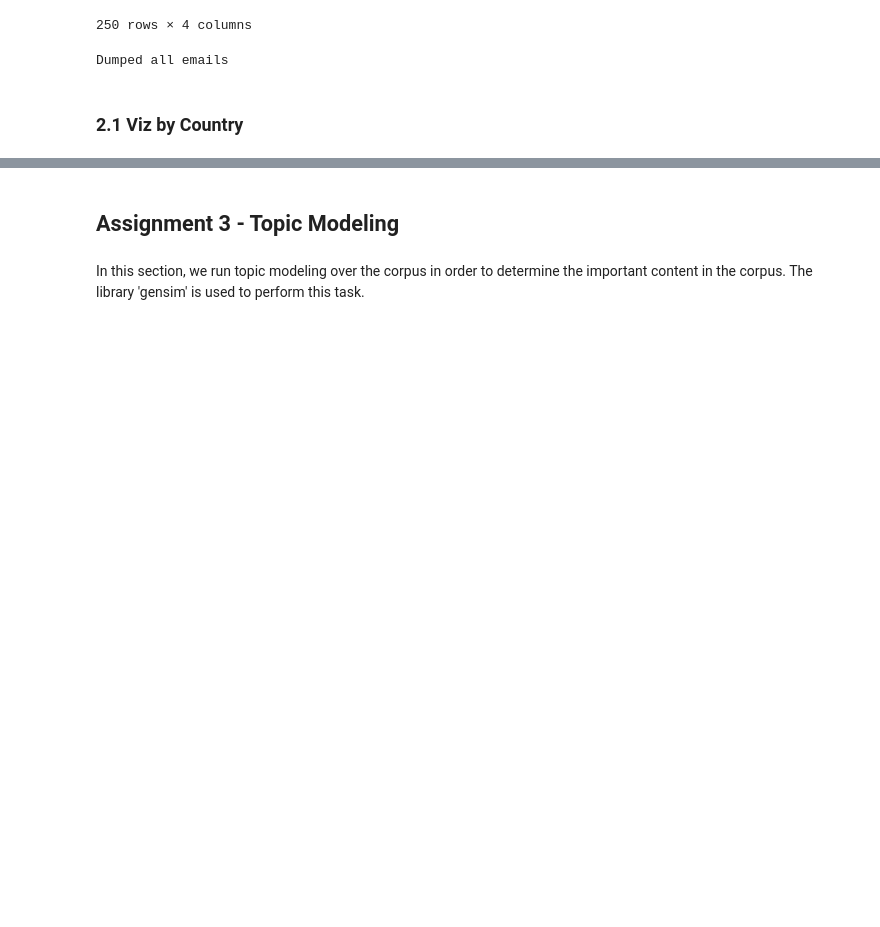
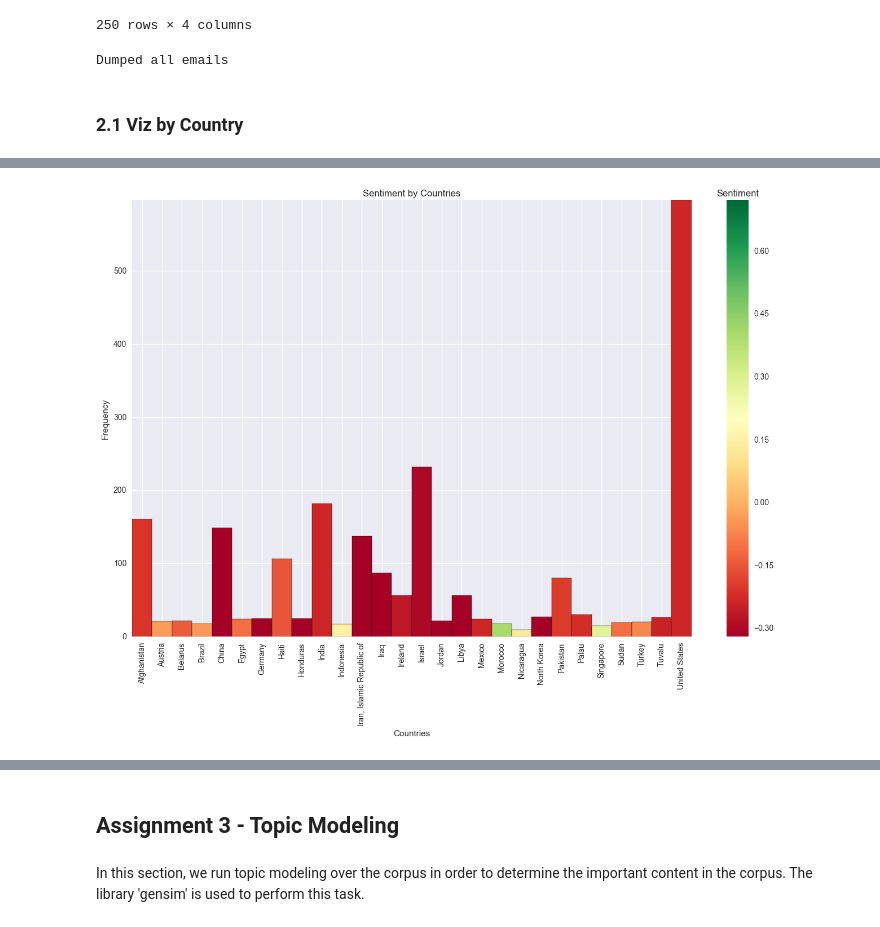
Before and after one commit to vidit09/ada-homework, a Jupyter notebook: 05 - Taming Text/Taming Text.ipynb, the cells around one changed output, grey strips where cells are left out. Saved outputs shown, nothing was run; the diff lists cells and outputs as text; code cells hidden in the pictures; blank space fills up the shorter version.

```diff
--- a/05 - Taming Text/Taming Text.ipynb
+++ b/05 - Taming Text/Taming Text.ipynb
@@ -345,6 +328,17 @@ with open('sentiment_by_country_liu.pickle', 'wb') as handle:
     pickle.dump(df_countries, handle)
 # %% [output]
 Dumped all emails
+# %%
+df_countries_liu =  pickle.load(open('sentiment_by_country_liu.pickle', 'rb'))
+df_countries_liu = df_countries_liu - df_countries_vader
+df_countries_liu_ = df_countries_liu[df_countries_liu.apply(lambda x:
+                                                            x['PosFrequency'] > 5 or  x['Negative'] < -5, axis=1)]
+
+avg_sentiment_liu = df_countries_liu_.apply(lambda x: (x['Positive'] + x['Negative'])/(x['PosFrequency'] + x['NegFrequency']),axis=1)
+
+frequency_liu = df_countries_liu_['PosFrequency'] + df_countries_liu_['NegFrequency']
+df_countries_liu_ = pd.concat([ avg_sentiment_liu, frequency_liu],axis=1)
+df_countries_liu_.columns = ['Avg_Sentiment', 'Frequency']
 # %% [markdown]
 ### 2.1 Viz by Country
 # %%
@@ -373,0 +369,20 @@ plt.margins(0.05, 0)
+# %%
+sentiment = np.array(df_countries_liu_['Avg_Sentiment'])
+colors = plt.cm.RdYlGn(sentiment / float(max(sentiment) - min(sentiment)))
+plt.figure(figsize=(16,10))
+plot = plt.scatter(sentiment, sentiment, c=sentiment, cmap = 'RdYlGn')
+plt.clf()
+clb = plt.colorbar(plot)
+clb.ax.set_title("Sentiment")
+
+
+
+plt.bar(range(df_countries_liu_.shape[0]),df_countries_liu_['Frequency'],1.0,align='center',color = colors)
+plt.xticks(range(df_countries_liu_.shape[0]), df_countries_liu_.index, rotation='vertical')
+plt.xlabel('Countries')
+plt.ylabel('Frequency')
+plt.title('Sentiment by Countries')
+plt.axis('tight')
+plt.margins(0.05, 0)
+# %% [output]
+[figure, added]
```
Also changed, not shown: parts of 18 cells of this notebook, 1 other file.
